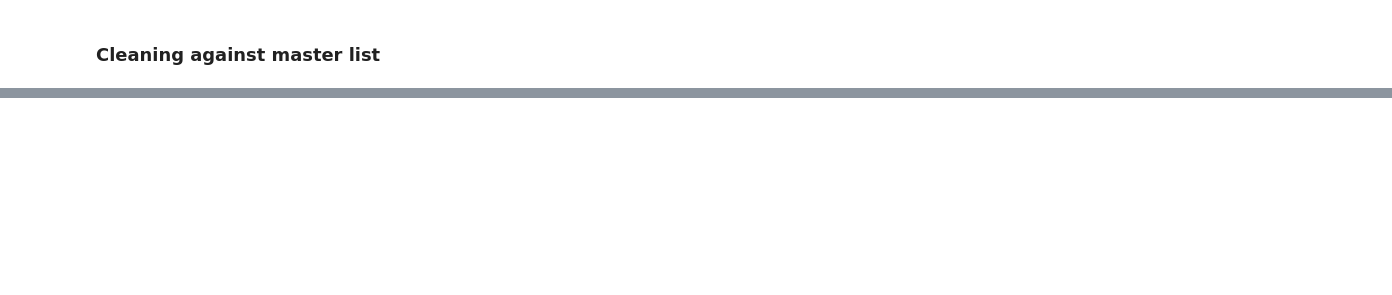
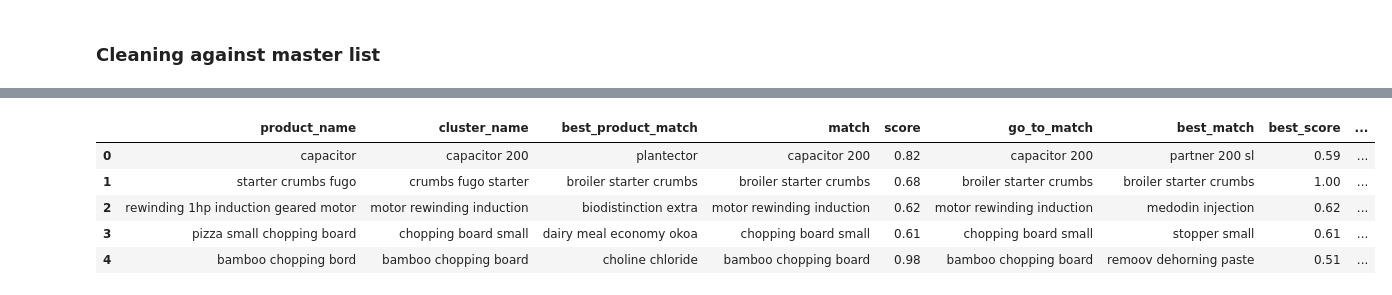
Before and after one commit to natbernard/Clustering-for-Product-Matching, a Jupyter notebook: models/model_v2/products_clustering.ipynb, the cells around one changed output, grey strips where cells are left out. Saved outputs shown, nothing was run; the diff lists cells and outputs as text; code cells hidden in the pictures; blank space fills up the shorter version.

```diff
--- a/models/model_v2/products_clustering.ipynb
+++ b/models/model_v2/products_clustering.ipynb
@@ -254,2 +299,6 @@ unique_clustered_data
 # %% [markdown]
 ### Cleaning against master list
+# %%
+# loading the master list
+master_list_df = pd.read_csv('/home/natasha/Documents/Iprocure/Clustering-for-Product-Matching/data/data_v1/master_list.csv')
+master_list_df
@@ -255,0 +319,18 @@ unique_clustered_data
+# %%
+matches_cache = {}
+master_list = master_list_df['product_name'].to_list()
+
+def get_closest_match(word, possibilities: list[str]):
+    word = str(word).lower()
+    if found := matches_cache.get(word):
+        return found
+
+    matches = get_close_matches(word, possibilities, n=1, cutoff=0.0)
+    match = matches[0] if matches else ''
+    score = round(SequenceMatcher(None, word, match).ratio(), 2)
+    found = {'best_match': match, 'best_score': score}
+    matches_cache[word] = found
+
+    return found         # pd.Series([word, match, score], index = ['product_name', 'match', 'score'])
+
+found_df = unique_clustered_data['go_to_match'].apply(lambda x: get_closest_match(x, master_list))
@@ -255,0 +340,3 @@ unique_clustered_data
+# %%
+found_df = found_df.apply(pd.Series)
+found_df.head()
@@ -255,0 +355,5 @@ unique_clustered_data
+# %%
+unique_clustered_data = pd.concat([unique_clustered_data, found_df], axis = 1)
+unique_clustered_data = unique_clustered_data.reset_index(drop=True)
+# unique_clustered_data = unique_clustered_data.loc[:, ~unique_clustered_data.columns.duplicated()]
+unique_clustered_data.head(20)
@@ -255,0 +378,10 @@ unique_clustered_data
+# %%
+unique_clustered_data['correct_match'] = np.where(unique_clustered_data['best_score'] >= 0.75, unique_clustered_data['best_match'], unique_clustered_data['go_to_match'])
+unique_clustered_data.head()
+# %% [output]
+|  | product_name | cluster_name | best_product_match | match | score | go_to_match | best_match | best_score | ... |
+| 0 | capacitor | capacitor 200 | plantector | capacitor 200 | 0.82 | capacitor 200 | partner 200 sl | 0.59 | ... |
+| 1 | starter crumbs fugo | crumbs fugo starter | broiler starter crumbs | broiler starter crumbs | 0.68 | broiler starter crumbs | broiler starter crumbs | 1.00 | ... |
+| 2 | rewinding 1hp induction geared motor | motor rewinding induction | biodistinction extra | motor rewinding induction | 0.62 | motor rewinding induction | medodin injection | 0.62 | ... |
+| 3 | pizza small chopping board | chopping board small | dairy meal economy okoa | chopping board small | 0.61 | chopping board small | stopper small | 0.61 | ... |
+| 4 | bamboo chopping bord | bamboo chopping board | choline chloride | bamboo chopping board | 0.98 | bamboo chopping board | remoov dehorning paste | 0.51 | ... |
```
Also changed, not shown: parts of 13 cells of this notebook.
